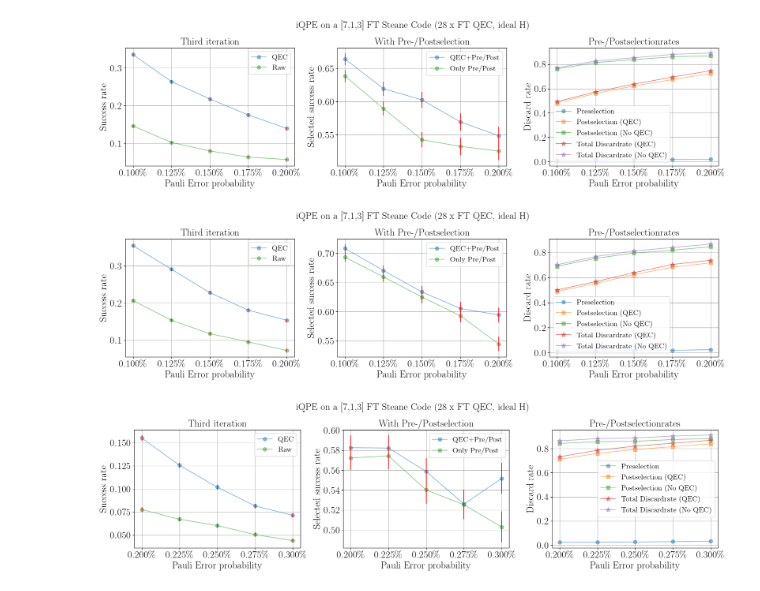
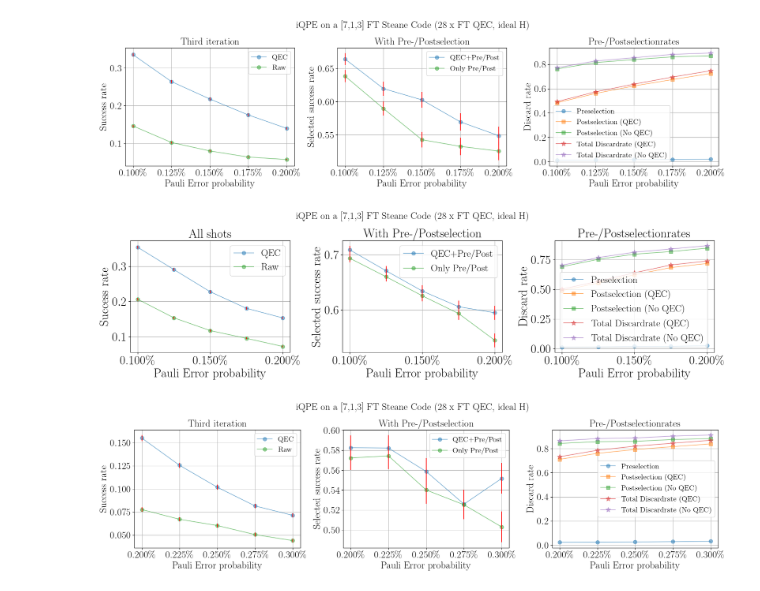
Before and after one commit to RicemanBoy/Bachelor, a Jupyter notebook: HPC/plot_FT_Steane.ipynb, the cells around one changed output. Saved outputs shown, nothing was run; the diff lists cells and outputs as text; code cells hidden in the pictures.

```diff
--- a/HPC/plot_FT_Steane.ipynb
+++ b/HPC/plot_FT_Steane.ipynb
@@ -1346,49 +1347,49 @@ ax2.errorbar(x, y_PS, yerr=err3, ecolor="red", linestyle="")
 ax2.plot(x,y_no_QEC_PS, label="Only Pre/Post", marker = ".",markersize = 15, alpha = 0.5)
 ax2.errorbar(x, y_no_QEC_PS, yerr=err4, ecolor="red", linestyle="")
 
 
 # ax3.plot(x,y, label="QEC", marker = ".",markersize = 15, alpha = 0.5)
 # ax3.plot(x,y_no_QEC, label="Raw", marker = ".",markersize = 15, alpha = 0.5)
 # ax3.plot(x,y_pre, label="QEC+Pre", marker = ".",markersize = 15, alpha = 0.5)
 # ax3.plot(x,y_PS, label="QEC+Pre+Post", marker = ".",markersize = 15, alpha = 0.5)
 
 ax4.plot(x, pre_QEC, label="Preselection", marker = ".",markersize = 15, alpha = 0.5)
 #ax4.plot(x, pre, label="Preselection (No QEC)", marker = ".",markersize = 15, alpha = 0.5)
 
 ax4.plot(x, post_QEC, label="Postselection (QEC)", marker = "s",markersize = 7, alpha = 0.5)
 ax4.plot(x, post, label="Postselection (No QEC)", marker = "s",markersize = 7, alpha = 0.5)
 
 ax4.plot(x, post_QEC+pre, label="Total Discardrate (QEC)", marker = "*",markersize = 10, alpha = 0.5)
 ax4.plot(x, post+pre, label="Total Discardrate (No QEC)", marker = "*",markersize = 10, alpha = 0.5)
 
 #ax1.set_title("1st iteration of iQPE on the [12, 2, 4] Carbon Code", fontsize=20)
-ax1.set_title("Third iteration", fontsize=20)
-ax2.set_title("With Pre-/Postselection", fontsize=20)
+ax1.set_title("All shots", fontsize=25)
+ax2.set_title("With Pre-/Postselection", fontsize=25)
 #ax3.set_title("Layerwise improvement", fontsize=20)
-ax4.set_title("Pre-/Postselectionrates", fontsize=20)
-ax1.set_xlabel("Pauli Error probability", fontsize=20)
-ax2.set_xlabel("Pauli Error probability", fontsize=20)
+ax4.set_title("Pre-/Postselectionrates", fontsize=25)
+ax1.set_xlabel("Pauli Error probability", fontsize=25)
+ax2.set_xlabel("Pauli Error probability", fontsize=25)
 #ax3.set_xlabel("Pauli Error probability", fontsize=20)
-ax4.set_xlabel("Pauli Error probability", fontsize=20)
-ax1.set_ylabel("Success rate", fontsize=20)
-ax2.set_ylabel("Selected success rate", fontsize=20)
+ax4.set_xlabel("Pauli Error probability", fontsize=25)
+ax1.set_ylabel("Success rate", fontsize=25)
+ax2.set_ylabel("Selected success rate", fontsize=25)
 #ax3.set_ylabel("Success rate", fontsize=20)
-ax4.set_ylabel("Discard rate", fontsize=20)
-ax1.tick_params(axis='both', which='major', labelsize=20)
-ax2.tick_params(axis='both', which='major', labelsize=20)
+ax4.set_ylabel("Discard rate", fontsize=25)
+ax1.tick_params(axis='both', which='major', labelsize=25)
+ax2.tick_params(axis='both', which='major', labelsize=25)
 #ax3.tick_params(axis='both', which='major', labelsize=20)
-ax4.tick_params(axis='both', which='major', labelsize=20)
+ax4.tick_params(axis='both', which='major', labelsize=25)
 ax1.grid(), ax2.grid(), ax4.grid()
-ax1.legend(fontsize=15)
-ax2.legend(fontsize=15)
+ax1.legend(fontsize=20)
+ax2.legend(fontsize=20)
 #ax3.legend(fontsize=15)
-ax4.legend(fontsize=15)
+ax4.legend(fontsize=20)
 fig.suptitle('iQPE on a [7,1,3] FT Steane Code (28 x FT QEC, ideal H)', fontsize=20)
 plt.tight_layout()
 plt.savefig("Figures/FTSteane15.png", dpi = 200)
 plt.show()
 # %% [output]
-[figure, old version]
+[figure, new version]
 # %%
 x,pre,post,zero,one,pre_QEC,post_QEC, zero_QEC, one_QEC = np.loadtxt("text/FTSteane_3rd_k+.txt", delimiter = ",")   #das selbe wie j, aber mit neuem S_L
 fig, (ax1,ax2,ax4) = plt.subplots(figsize=(18,5),nrows=1,ncols=3)
```
Also changed, not shown: parts of 4 cells of this notebook, 6 other files.
